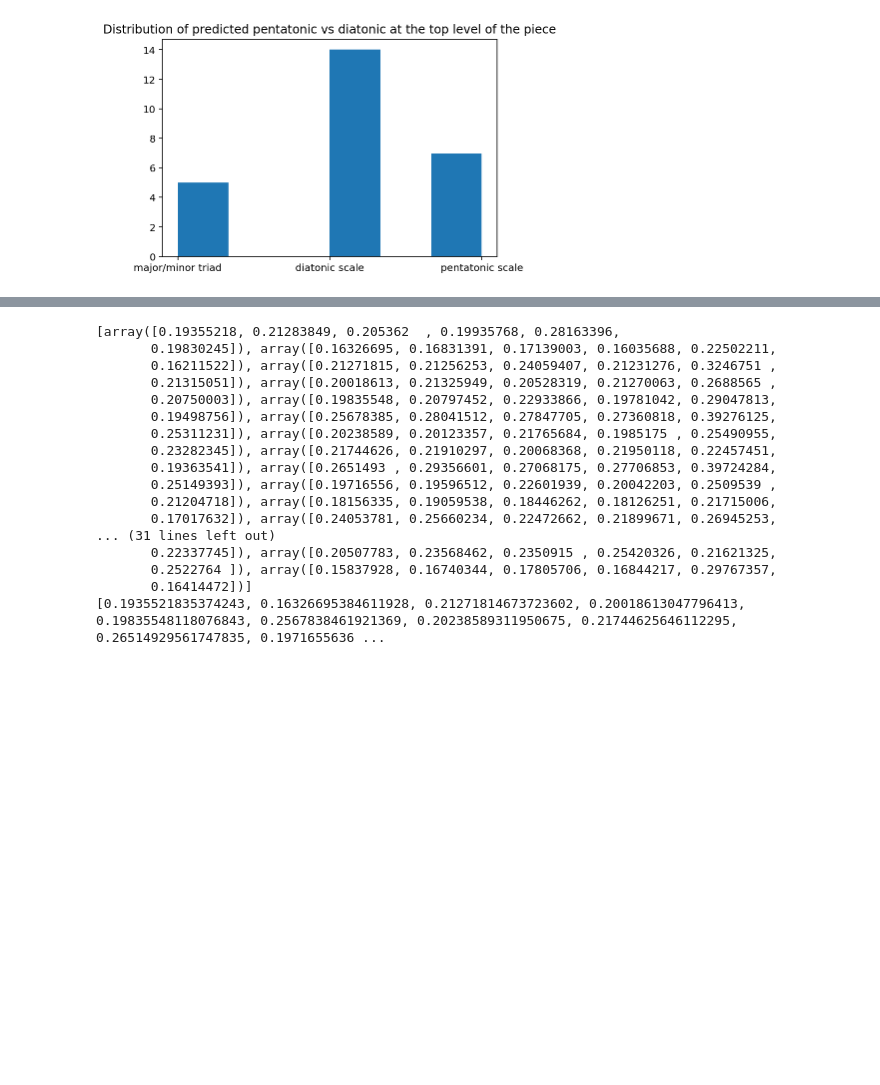
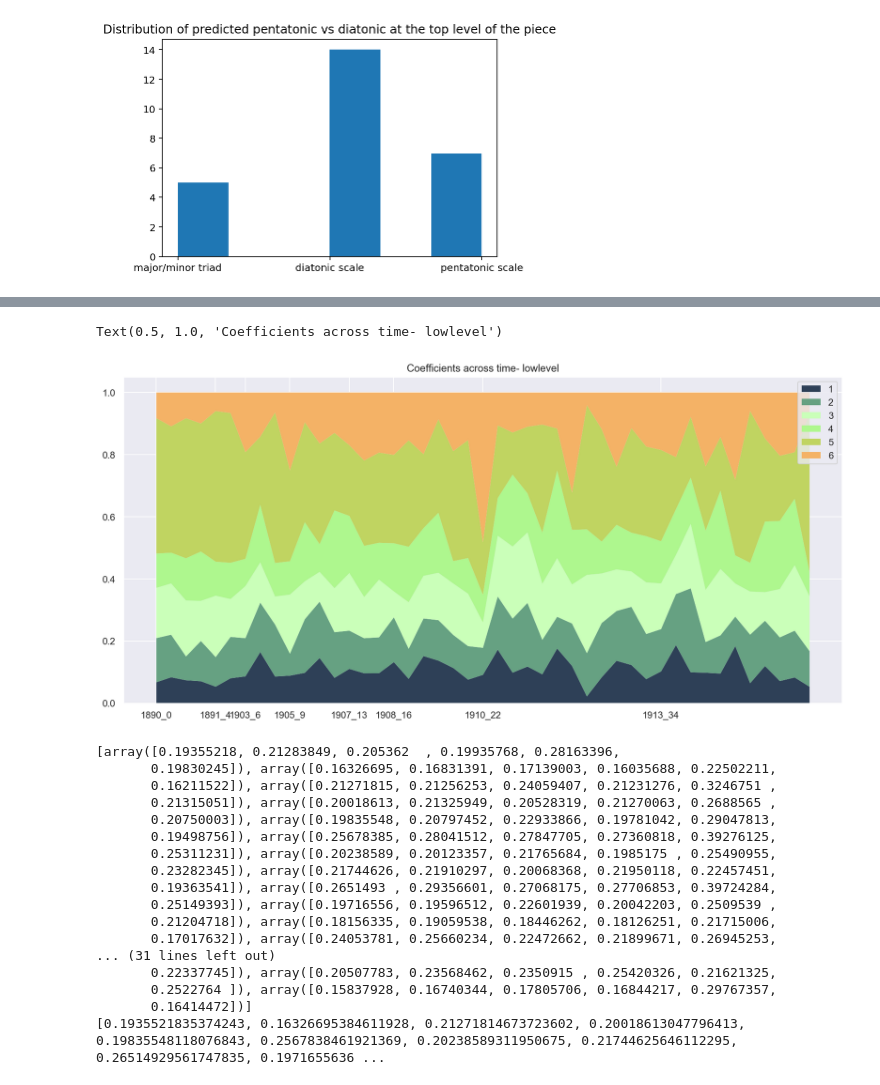
Before and after one commit to ludovicaschaerf/Group-5-Debussy-Pitch-Scapes, a Jupyter notebook: Predictions.ipynb, the cells around one changed output, grey strips where cells are left out. Cells and saved outputs as stored; diff of their text form; code cells hidden in the pictures; blank space fills up the shorter version.

```diff
--- a/Predictions.ipynb
+++ b/Predictions.ipynb
@@ -236,3 +270,28 @@ NameError: name 'ax' is not defined
+# %%
+x = range(1,len(scores))
+y = []
+coeffs = [d[2] for d in data.values()]
+cfr = pd.DataFrame(coeffs)
+coeffs_perc = cfr.divide(cfr.sum(axis=1), axis=0)
+scr = list(data.keys())
+years = []
+for i in range(len(scr)):
+    years.append(scr[i].split('\\')[-1][:4]+'_'+str(i))
+pal = ["#2E4057", "#66A182", "#CAFFB9", "#AEF78E","#C0D461", "#F4B266"]
+for i in range(6):
+    y.append(coeffs_perc[i])
+
+fig = plt.figure(figsize=(15, 7))
+ax= fig.add_subplot()
+
+ax.stackplot(years,y[0],y[1], y[2],y[3],y[4],y[5],linewidth=0, colors = pal, labels=['1','2','3','4','5','6'])
+ax.xaxis.set_major_locator(plt.FixedLocator([0, 4, 6, 9, 13, 16, 22,34]))
+
+plt.legend(loc='upper right')
+plt.title('Coefficients across time- lowlevel')
+# %% [output]
+Text(0.5, 1.0, 'Coefficients across time- lowlevel')
+[figure, added]
 # %%
 coeffs = [d[2] for d in data.values()]
 print(coeffs)
```
Also changed, not shown: parts of 3 cells of this notebook.
